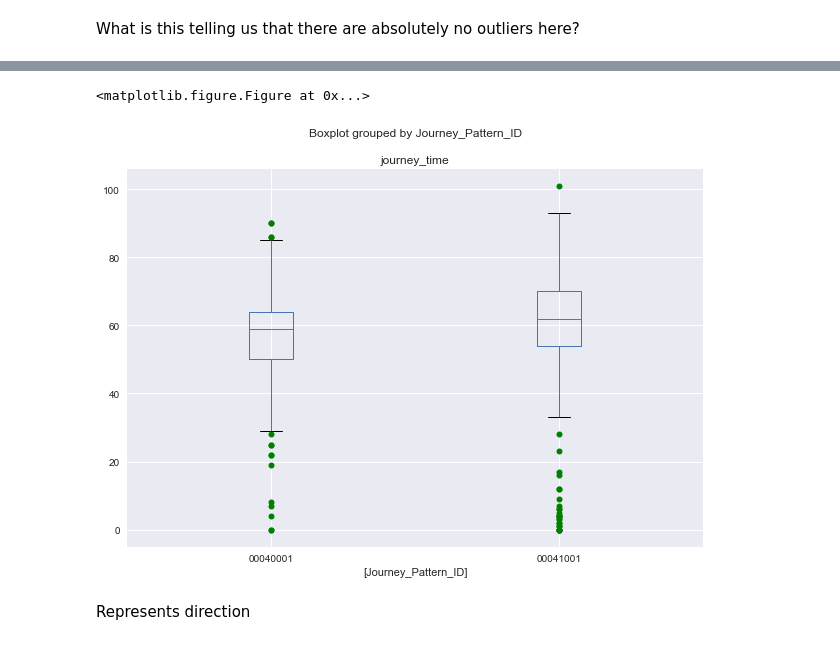
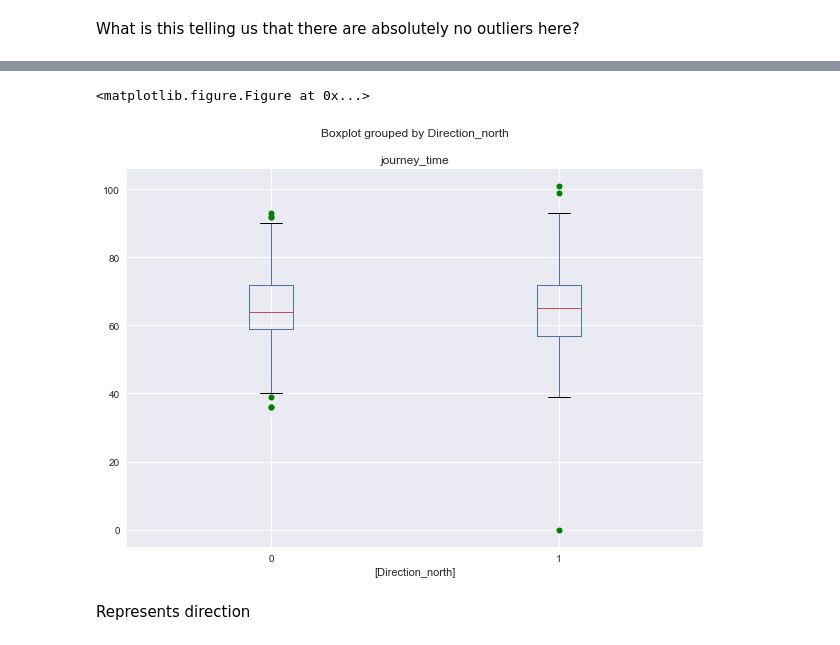
Before and after one commit to andrew-ocallaghan-ie/The11thHour, a Jupyter notebook: DublinBusApp/data_analytics/bus_route_4_cleaning-extra-plots.ipynb, the cells around one changed output, grey strips where cells are left out. Saved outputs shown, nothing was run; the diff lists cells and outputs as text; code cells hidden in the pictures.

Commit message:
updated cleaning and plots model re-run

```diff
--- a/DublinBusApp/data_analytics/bus_route_4_cleaning-extra-plots.ipynb
+++ b/DublinBusApp/data_analytics/bus_route_4_cleaning-extra-plots.ipynb
@@ -130,6 +123,8 @@ df['MinsOfHour'] = df['Time'].dt.minute
 df['DayOfWeek'] = df['Time'].dt.dayofweek
 # %%
 df['IsEveningTime'] = np.where((df['Time'].dt.hour > 17), 1, 0)
+# %%
+df['Direction_north'] = np.where((df['Journey_Pattern_ID'] == '00041001'), 1,0)
 # %%
 df['IsPeakTime'] = np.where(((df['HourOfDay'] >= 7) & (df['HourOfDay'] <= 10)) | ((df['HourOfDay'] >= 16) & (df['HourOfDay'] <= 19)), 1, 0)
 # %%
@@ -242,0 +295,8 @@ df['time_diff_to_destination'] = df['end_time'] - df['Timestamp']
+# %%
+df['late'] = ((df['end_time'] - df['start_time']) )
+df['time_travelling'] = ((df['Timestamp'] - df['start_time']) )
+df['journey_time'] = pd.to_timedelta(df['late']*1000, unit="ns").astype('timedelta64[m]')
+df['mins_late'] = ((df['journey_time'].astype(int) - 60))
+df['late'] = np.where((df['mins_late'] > 1), 1, 0)
+df = df.loc[ (df.Stop_ID == '7226') | (df.Stop_ID == '322') | (df.Stop_ID == '332') | (df.Stop_ID == '6085')| (df.Stop_ID == '2026')]
+df['speed']= ((df['time_travelling'].astype('float64') / df['stop_order'].astype('float64')) )
@@ -243,13 +308,5 @@ df['time_diff_to_destination'] = df['end_time'] - df['Timestamp']
 # %%
-df = df.loc[(df.Stop_ID == '7113') | (df.Stop_ID == '7330') | (df.Stop_ID == '7226') | (df.Stop_ID == '322')]
+#df = df.loc[(df.Stop_ID == '7113') | (df.Stop_ID == '7330') | (df.Stop_ID == '7226') | (df.Stop_ID == '322')]
-# %%
-df['late'] = ((df['end_time'] - df['start_time']) )
-df['time_travelling'] = ((df['Timestamp'] - df['start_time']) )
-df['journey_time'] = pd.to_timedelta(df['late']*1000, unit="ns").astype('timedelta64[m]')
-df['mins_late'] = ((df['journey_time'].astype(int) - 60))
-df['late'] = np.where((df['mins_late'] > 1), 1, 0)
-df = df.loc[ (df.Stop_ID == '7226') | (df.Stop_ID == '322')]
-df['speed']= ((df['time_travelling'].astype('float64') / df['stop_order'].astype('float64')) )
 # %%
 df.columns
 # %% [output]
@@ -312,12 +367,12 @@ plt.savefig('Rain_to_late.pdf')
 # %%
 plt.figure()
 flierprops = dict(marker='o', markerfacecolor='green', markersize=6,
                   linestyle='none')
-bp = df.boxplot(column=['journey_time'], by=['Journey_Pattern_ID'], flierprops=flierprops, figsize=(10,7))
+bp = df.boxplot(column=['journey_time'], by=['Direction_north'], flierprops=flierprops, figsize=(10,7))
 plt.savefig('Journey_Pattern_ID_to_late.pdf')
 # %% [output]
 <matplotlib.figure.Figure at 0x...>
-[figure, old version]
+[figure, new version]
 # %% [markdown]
 Represents direction
 # %%
```
Also changed, not shown: parts of 36 cells of this notebook, 4 other files.
